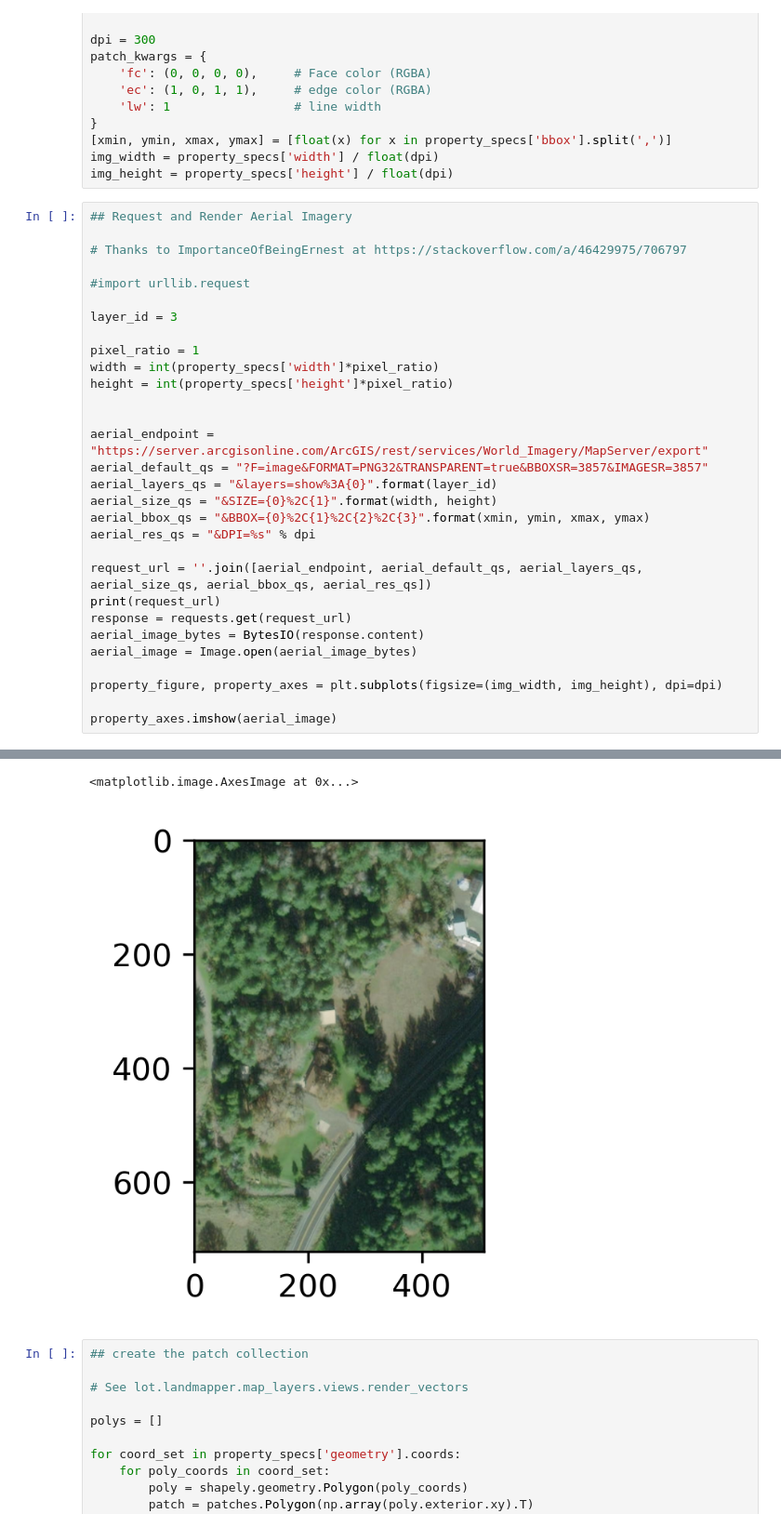
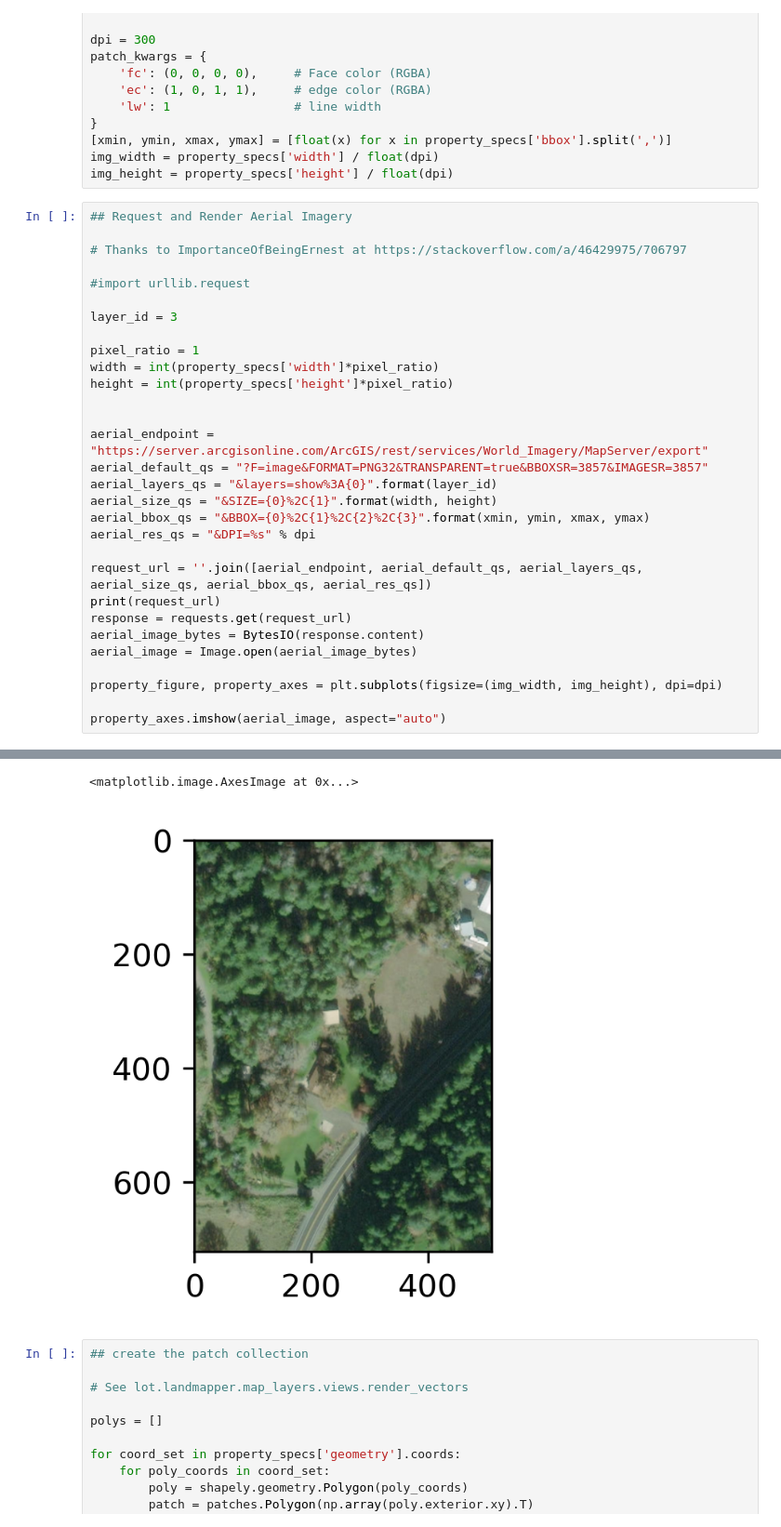
Before and after one commit to rhodges/ecotrust_jupyter, a Jupyter notebook: Drawing GIS/Draw Layered Map Tiles with MatPlotLib.ipynb, the cells around one changed output, grey strips where cells are left out. Shown at 93% size. Drawn from its saved outputs; the diff is of its cells as text.

```diff
--- a/Drawing GIS/Draw Layered Map Tiles with MatPlotLib.ipynb
+++ b/Drawing GIS/Draw Layered Map Tiles with MatPlotLib.ipynb
@@ -59,35 +59,35 @@ img_height = property_specs['height'] / float(dpi)
 
 # Thanks to ImportanceOfBeingErnest at https://stackoverflow.com/a/46429975/706797
 
 #import urllib.request
 
 layer_id = 3
 
 pixel_ratio = 1
 width = int(property_specs['width']*pixel_ratio)
 height = int(property_specs['height']*pixel_ratio)
 
 
 aerial_endpoint = "https://server.arcgisonline.com/ArcGIS/rest/services/World_Imagery/MapServer/export"
 aerial_default_qs = "?F=image&FORMAT=PNG32&TRANSPARENT=true&BBOXSR=3857&IMAGESR=3857"
 aerial_layers_qs = "&layers=show%3A{0}".format(layer_id)
 aerial_size_qs = "&SIZE={0}%2C{1}".format(width, height)
 aerial_bbox_qs = "&BBOX={0}%2C{1}%2C{2}%2C{3}".format(xmin, ymin, xmax, ymax)
 aerial_res_qs = "&DPI=%s" % dpi
 
 request_url = ''.join([aerial_endpoint, aerial_default_qs, aerial_layers_qs, aerial_size_qs, aerial_bbox_qs, aerial_res_qs])
 print(request_url)
 response = requests.get(request_url)
 aerial_image_bytes = BytesIO(response.content)
 aerial_image = Image.open(aerial_image_bytes)
 
 property_figure, property_axes = plt.subplots(figsize=(img_width, img_height), dpi=dpi)
 
-property_axes.imshow(aerial_image)
+property_axes.imshow(aerial_image, aspect="auto")
 # %% [output]
 https://server.arcgisonline.com/ArcGIS/rest/services/World_Imagery/MapServer/export?F=image&FORMAT=PNG32&TRANSPARENT=true&BBOXSR=3857&IMAGESR=3857&layers=show%3A3&SIZE=509%2C722&BBOX=-13707298.1695550 ...
 <matplotlib.image.AxesImage at 0x...>
-[figure, old version]
+[figure, new version]
 # %%
 ## create the patch collection
 
```
Also changed, not shown: parts of 2 cells of this notebook.
